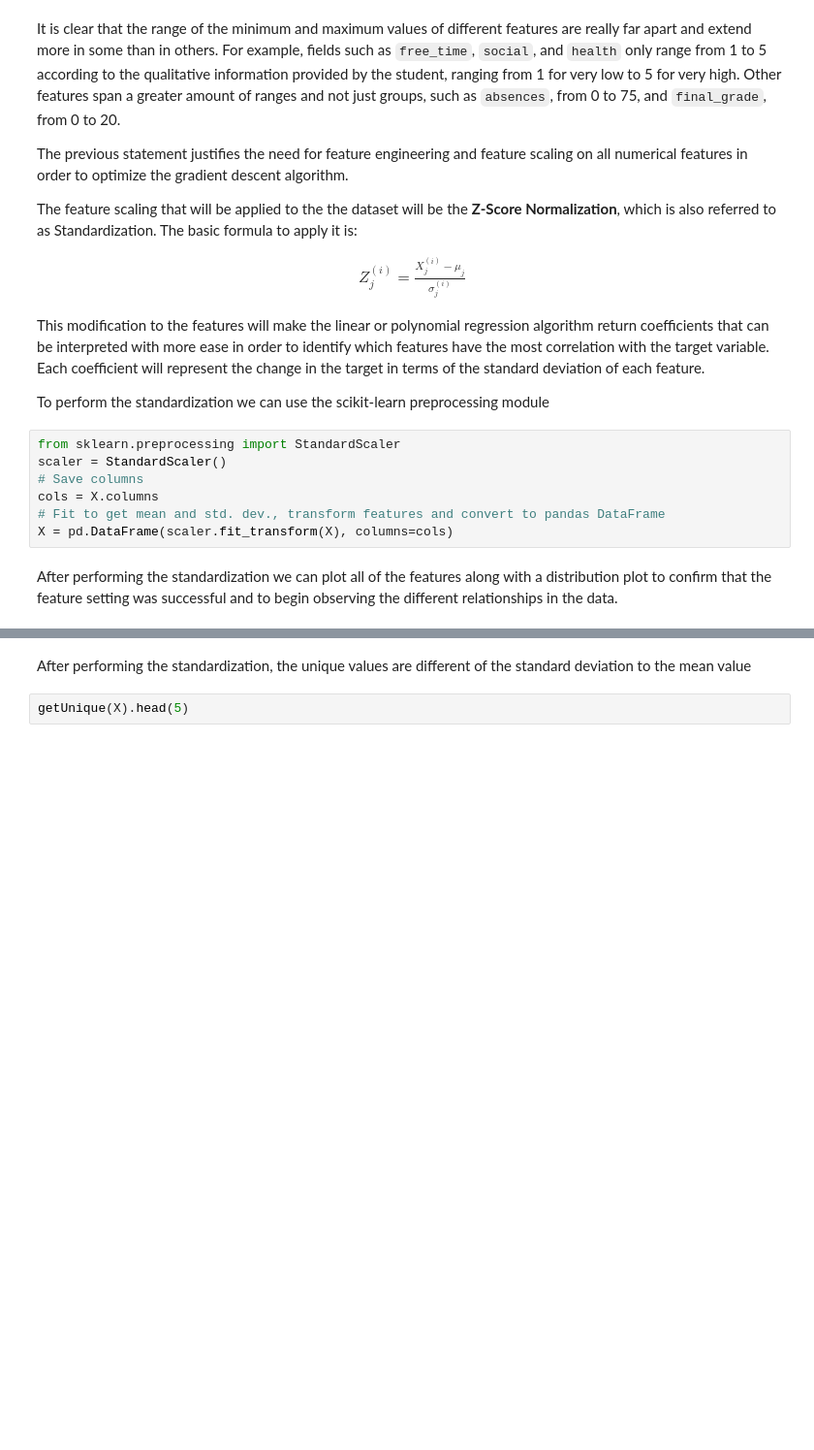
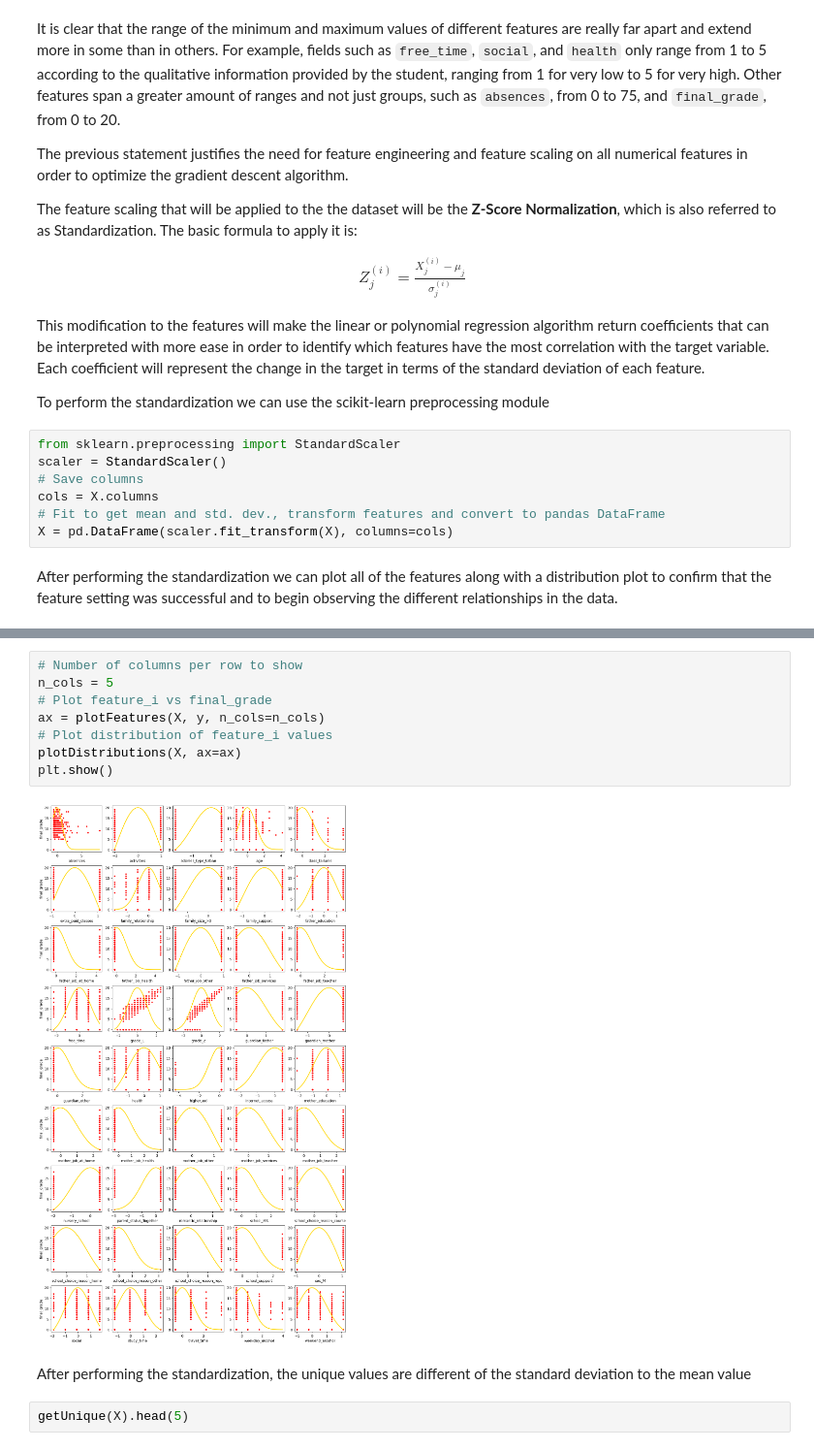
Before and after one commit to ferDMS/MOOCS, a Jupyter notebook: Supervised Machine Learning Regression and Classification/cw2.ipynb, the cells around one changed output, grey strips where cells are left out. Shown at 97% size. Drawn from its saved outputs; the diff is of its cells as text; blank space fills up the shorter version.

```diff
--- a/Supervised Machine Learning Regression and Classification/cw2.ipynb
+++ b/Supervised Machine Learning Regression and Classification/cw2.ipynb
@@ -354,3 +405,13 @@ plotFeatures(X, y, n_cols)
+# %%
+# Number of columns per row to show
+n_cols = 5
+# Plot feature_i vs final_grade
+ax = plotFeatures(X, y, n_cols=n_cols)
+# Plot distribution of feature_i values
+plotDistributions(X, ax=ax)
+plt.show()
+# %% [output]
+[figure, added]
 # %% [markdown]
 After performing the standardization, the unique values are different of the standard deviation to the mean value
 # %%
```
Also changed, not shown: parts of 20 cells of this notebook.
